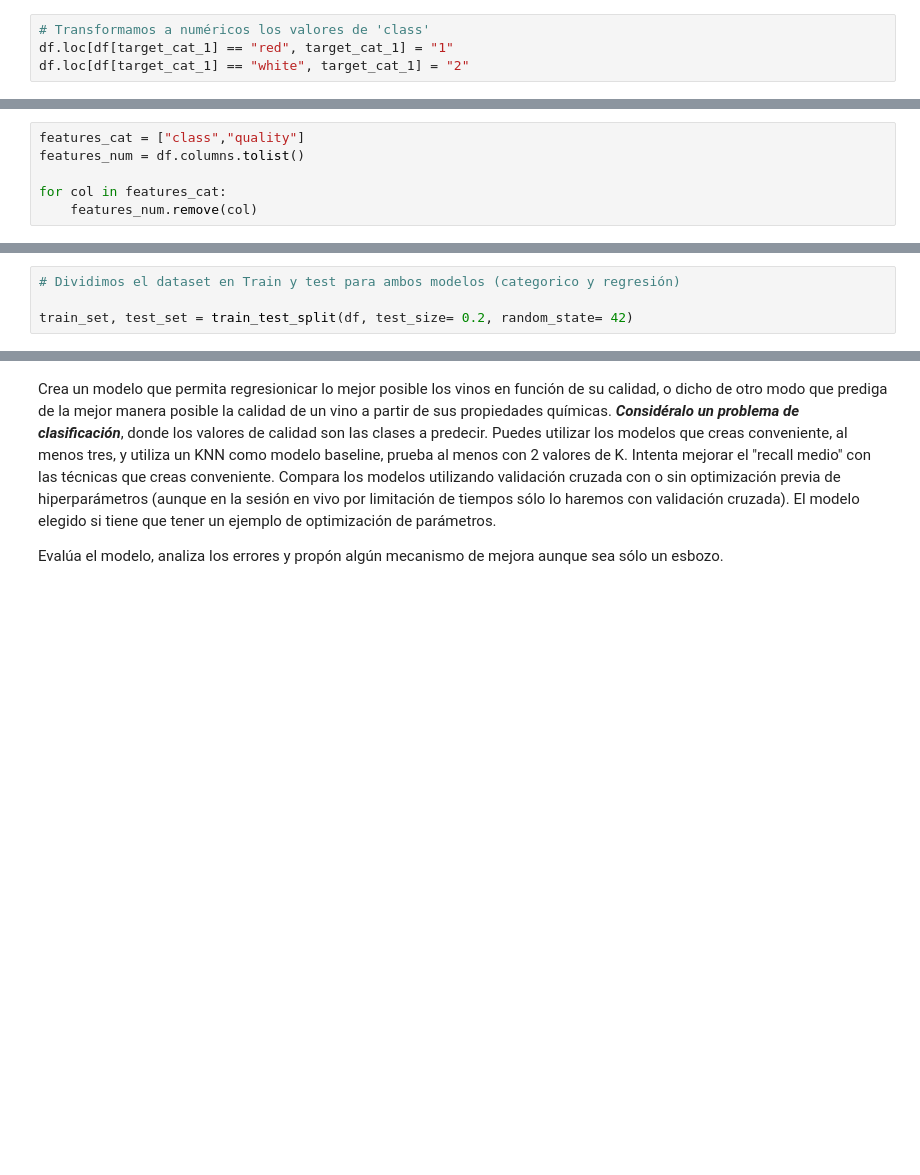
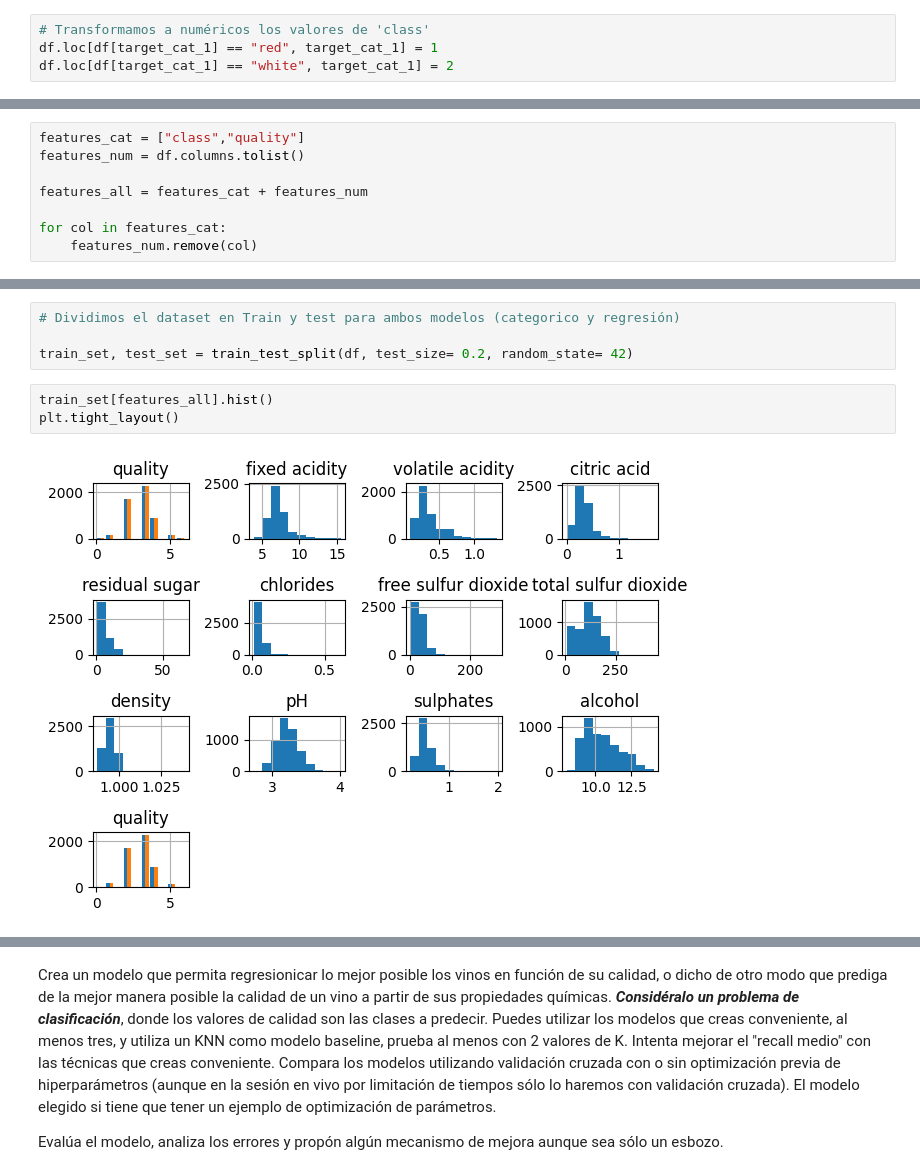
Before and after one commit to JBC2024/ONLINE_DS_THEBRIDGE_JBC, a Jupyter notebook: 04_Machine_Learning/Sprint_12/Unidad_02/Practica_Obligatoria/18_Practica_Obligatoria_Repaso_Aprendizaje_Supervisado.ipynb, the cells around one changed output, grey strips where cells are left out. Drawn from its saved outputs; the diff is of its cells as text; blank space fills up the shorter version.

```diff
--- a/04_Machine_Learning/Sprint_12/Unidad_02/Practica_Obligatoria/18_Practica_Obligatoria_Repaso_Aprendizaje_Supervisado.ipynb
+++ b/04_Machine_Learning/Sprint_12/Unidad_02/Practica_Obligatoria/18_Practica_Obligatoria_Repaso_Aprendizaje_Supervisado.ipynb
@@ -113,8 +116,8 @@ Name: proportion, dtype: float64
 [figure]
 # %%
 # Transformamos a numéricos los valores de 'class'
-df.loc[df[target_cat_1] == "red", target_cat_1] = "1"
-df.loc[df[target_cat_1] == "white", target_cat_1] = "2"
+df.loc[df[target_cat_1] == "red", target_cat_1] = 1
+df.loc[df[target_cat_1] == "white", target_cat_1] = 2
 # %%
 df
 # %% [output]
@@ -195,6 +198,8 @@ Name: proportion, Length: 111, dtype: float64
 features_cat = ["class","quality"]
 features_num = df.columns.tolist()
 
+features_all = features_cat + features_num
+
 for col in features_cat:
     features_num.remove(col)
 # %%
@@ -207,3 +212,8 @@ Features Num.: ['fixed acidity', 'volatile acidity', 'citric acid', 'residual su
 # Dividimos el dataset en Train y test para ambos modelos (categorico y regresión)
 
 train_set, test_set = train_test_split(df, test_size= 0.2, random_state= 42)
+# %%
+train_set[features_all].hist()
+plt.tight_layout()
+# %% [output]
+[figure, added]
```
Also changed, not shown: parts of 12 cells of this notebook.
